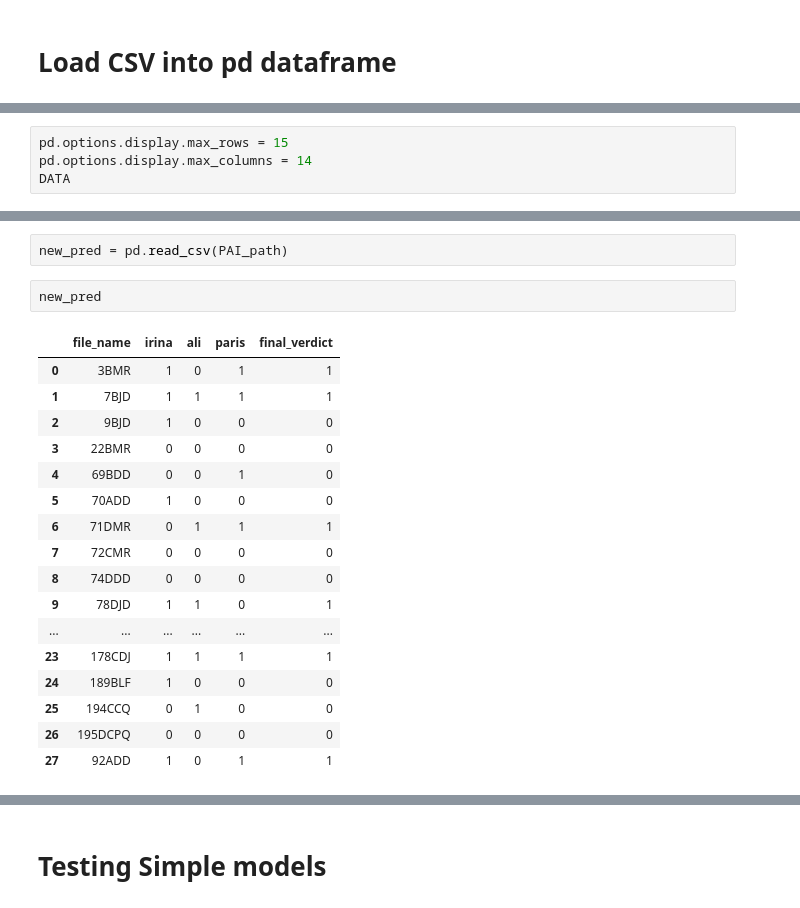
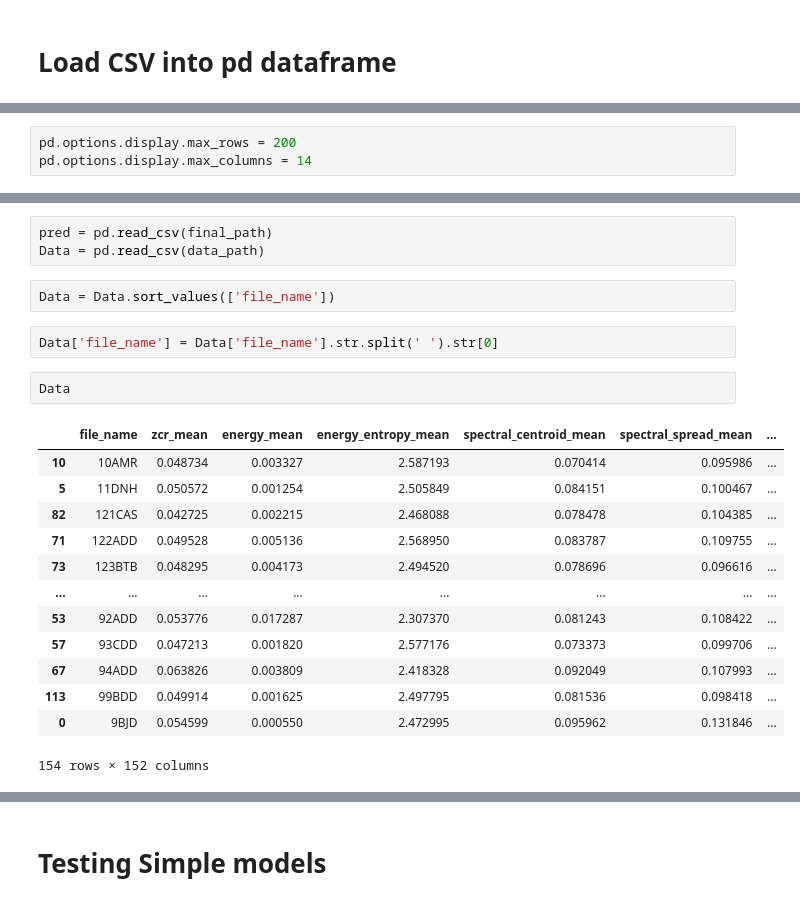
Before and after one commit to Parisman1/CognitiveDecline-NLP, a Jupyter notebook: Sanitizer.ipynb, the cells around one changed output, grey strips where cells are left out. Cells and saved outputs as stored; diff of their text form.

```diff
--- a/Sanitizer.ipynb
+++ b/Sanitizer.ipynb
@@ -190,4 +191,3 @@ DATA = pd.read_csv('/content/drive/MyDrive/CSCE 5215/Spring 2021/ProjectDat.csv'
 # %%
-pd.options.display.max_rows = 15
+pd.options.display.max_rows = 200
 pd.options.display.max_columns = 14
-DATA
@@ -215,23 +194,24 @@ PAI_path = '/content/drive/MyDrive/CSCE 5215/Spring 2021/P_A_I.csv'
-# %%
-new_pred = pd.read_csv(PAI_path)
-# %%
-new_pred
-# %% [output]
-|  | file_name | irina | ali | paris | final_verdict |
-| 0 | 3BMR | 1 | 0 | 1 | 1 |
-| 1 | 7BJD | 1 | 1 | 1 | 1 |
-| 2 | 9BJD | 1 | 0 | 0 | 0 |
-| 3 | 22BMR | 0 | 0 | 0 | 0 |
-| 4 | 69BDD | 0 | 0 | 1 | 0 |
-| 5 | 70ADD | 1 | 0 | 0 | 0 |
-| 6 | 71DMR | 0 | 1 | 1 | 1 |
-| 7 | 72CMR | 0 | 0 | 0 | 0 |
-| 8 | 74DDD | 0 | 0 | 0 | 0 |
-| 9 | 78DJD | 1 | 1 | 0 | 1 |
-| ... | ... | ... | ... | ... | ... |
-| 23 | 178CDJ | 1 | 1 | 1 | 1 |
-| 24 | 189BLF | 1 | 0 | 0 | 0 |
-| 25 | 194CCQ | 0 | 1 | 0 | 0 |
-| 26 | 195DCPQ | 0 | 0 | 0 | 0 |
-| 27 | 92ADD | 1 | 0 | 1 | 1 |
+# %%
+pred = pd.read_csv(final_path)
+Data = pd.read_csv(data_path)
+# %%
+Data = Data.sort_values(['file_name'])
+# %%
+Data['file_name'] = Data['file_name'].str.split(' ').str[0]
+# %%
+Data
+# %% [output]
+|  | file_name | zcr_mean | energy_mean | energy_entropy_mean | spectral_centroid_mean | spectral_spread_mean | ... |
+| 10 | 10AMR | 0.048734 | 0.003327 | 2.587193 | 0.070414 | 0.095986 | ... |
+| 5 | 11DNH | 0.050572 | 0.001254 | 2.505849 | 0.084151 | 0.100467 | ... |
+| 82 | 121CAS | 0.042725 | 0.002215 | 2.468088 | 0.078478 | 0.104385 | ... |
+| 71 | 122ADD | 0.049528 | 0.005136 | 2.568950 | 0.083787 | 0.109755 | ... |
+| 73 | 123BTB | 0.048295 | 0.004173 | 2.494520 | 0.078696 | 0.096616 | ... |
+| ... | ... | ... | ... | ... | ... | ... | ... |
+| 53 | 92ADD | 0.053776 | 0.017287 | 2.307370 | 0.081243 | 0.108422 | ... |
+| 57 | 93CDD | 0.047213 | 0.001820 | 2.577176 | 0.073373 | 0.099706 | ... |
+| 67 | 94ADD | 0.063826 | 0.003809 | 2.418328 | 0.092049 | 0.107993 | ... |
+| 113 | 99BDD | 0.049914 | 0.001625 | 2.497795 | 0.081536 | 0.098418 | ... |
+| 0 | 9BJD | 0.054599 | 0.000550 | 2.472995 | 0.095962 | 0.131846 | ... |
+154 rows × 152 columns
 # %%
```
Also changed, not shown: parts of 9 cells of this notebook.
